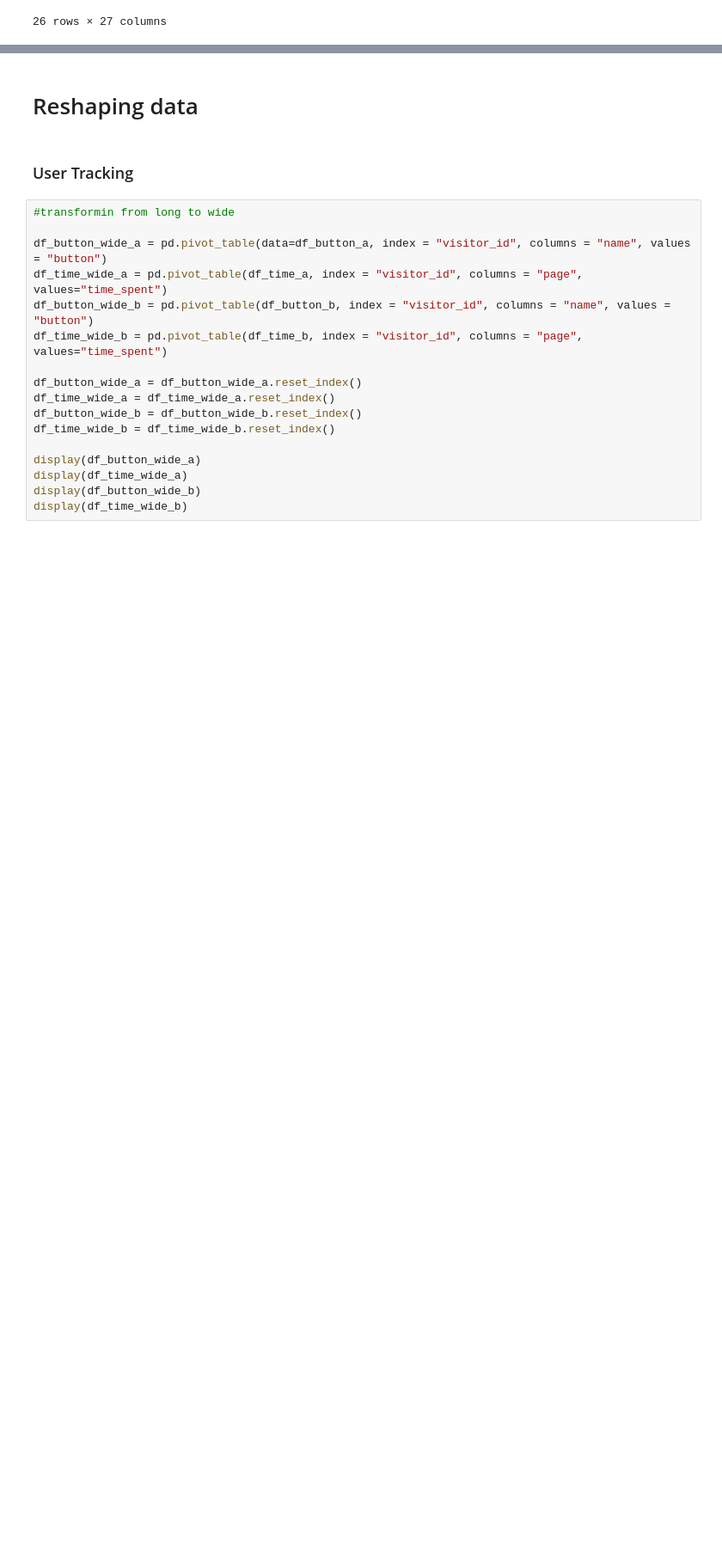
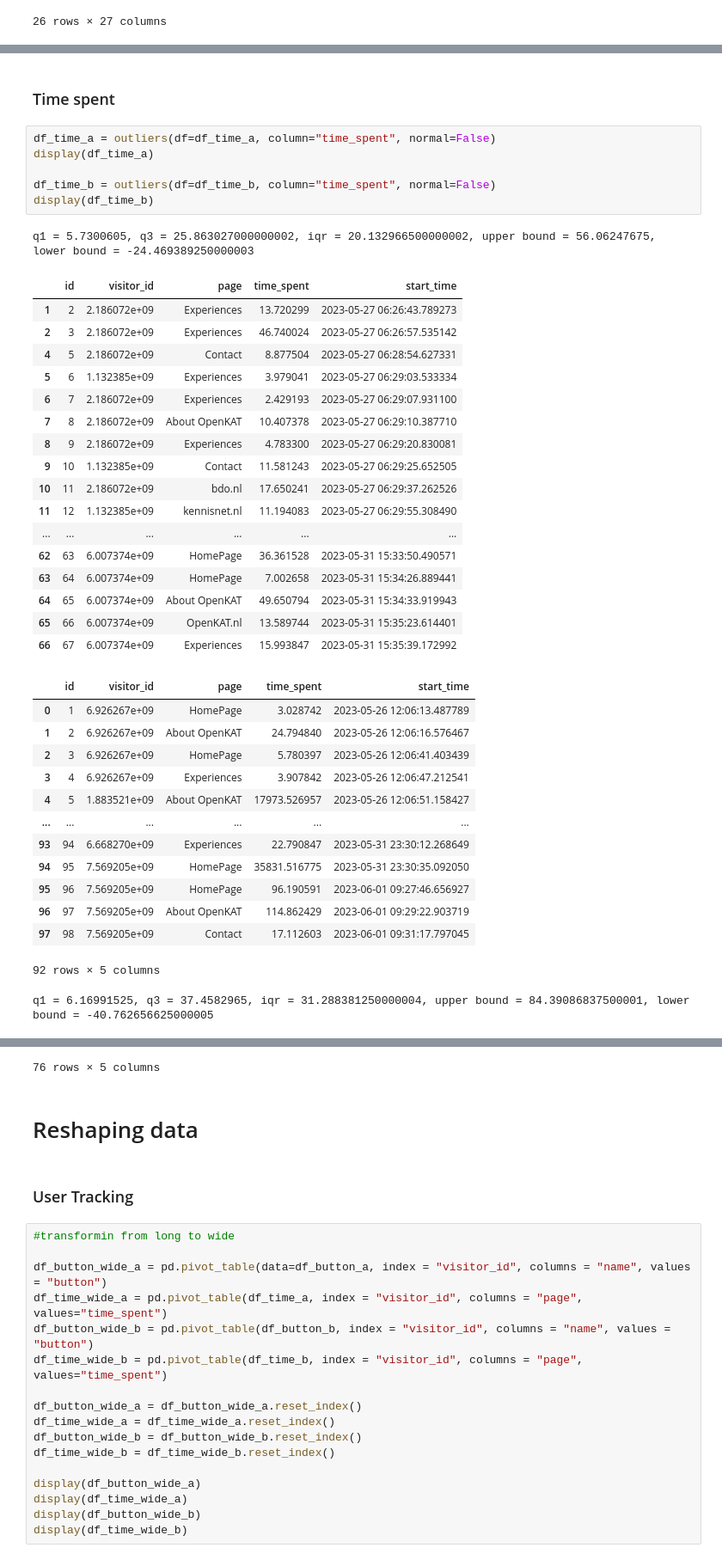
Before and after one commit to THeerze/Gata-to-HTML, a Jupyter notebook: data.ipynb, the cells around one changed output, grey strips where cells are left out. Shown: that part at 86% size. Drawn from its saved outputs; the diff is of its cells as text; blank space fills up the shorter version.

```diff
--- a/data.ipynb
+++ b/data.ipynb
@@ -100,0 +134,41 @@ display(qualtrics_data)
+# %% [markdown]
+### Time spent
+# %%
+df_time_a = outliers(df=df_time_a, column="time_spent", normal=False)
+display(df_time_a)
+
+df_time_b = outliers(df=df_time_b, column="time_spent", normal=False)
+display(df_time_b)
+# %% [output]
+q1 = 5.7300605, q3 = 25.863027000000002, iqr = 20.132966500000002, upper bound = 56.06247675, lower bound = -24.469389250000003
+|  | id | visitor_id | page | time_spent | start_time |
+| 1 | 2 | 2.186072e+09 | Experiences | 13.720299 | 2023-05-27 06:26:43.789273 |
+| 2 | 3 | 2.186072e+09 | Experiences | 46.740024 | 2023-05-27 06:26:57.535142 |
+| 4 | 5 | 2.186072e+09 | Contact | 8.877504 | 2023-05-27 06:28:54.627331 |
+| 5 | 6 | 1.132385e+09 | Experiences | 3.979041 | 2023-05-27 06:29:03.533334 |
+| 6 | 7 | 2.186072e+09 | Experiences | 2.429193 | 2023-05-27 06:29:07.931100 |
+| 7 | 8 | 2.186072e+09 | About OpenKAT | 10.407378 | 2023-05-27 06:29:10.387710 |
+| 8 | 9 | 2.186072e+09 | Experiences | 4.783300 | 2023-05-27 06:29:20.830081 |
+| 9 | 10 | 1.132385e+09 | Contact | 11.581243 | 2023-05-27 06:29:25.652505 |
+| 10 | 11 | 2.186072e+09 | bdo.nl | 17.650241 | 2023-05-27 06:29:37.262526 |
+| 11 | 12 | 1.132385e+09 | kennisnet.nl | 11.194083 | 2023-05-27 06:29:55.308490 |
+| ... | ... | ... | ... | ... | ... |
+| 62 | 63 | 6.007374e+09 | HomePage | 36.361528 | 2023-05-31 15:33:50.490571 |
+| 63 | 64 | 6.007374e+09 | HomePage | 7.002658 | 2023-05-31 15:34:26.889441 |
+| 64 | 65 | 6.007374e+09 | About OpenKAT | 49.650794 | 2023-05-31 15:34:33.919943 |
+| 65 | 66 | 6.007374e+09 | OpenKAT.nl | 13.589744 | 2023-05-31 15:35:23.614401 |
+| 66 | 67 | 6.007374e+09 | Experiences | 15.993847 | 2023-05-31 15:35:39.172992 |
+|  | id | visitor_id | page | time_spent | start_time |
+| 0 | 1 | 6.926267e+09 | HomePage | 3.028742 | 2023-05-26 12:06:13.487789 |
+| 1 | 2 | 6.926267e+09 | About OpenKAT | 24.794840 | 2023-05-26 12:06:16.576467 |
+| 2 | 3 | 6.926267e+09 | HomePage | 5.780397 | 2023-05-26 12:06:41.403439 |
+| 3 | 4 | 6.926267e+09 | Experiences | 3.907842 | 2023-05-26 12:06:47.212541 |
+| 4 | 5 | 1.883521e+09 | About OpenKAT | 17973.526957 | 2023-05-26 12:06:51.158427 |
+| ... | ... | ... | ... | ... | ... |
+| 93 | 94 | 6.668270e+09 | Experiences | 22.790847 | 2023-05-31 23:30:12.268649 |
+| 94 | 95 | 7.569205e+09 | HomePage | 35831.516775 | 2023-05-31 23:30:35.092050 |
+| 95 | 96 | 7.569205e+09 | HomePage | 96.190591 | 2023-06-01 09:27:46.656927 |
+| 96 | 97 | 7.569205e+09 | About OpenKAT | 114.862429 | 2023-06-01 09:29:22.903719 |
+| 97 | 98 | 7.569205e+09 | Contact | 17.112603 | 2023-06-01 09:31:17.797045 |
+92 rows × 5 columns
+q1 = 6.16991525, q3 = 37.4582965, iqr = 31.288381250000004, upper bound = 84.39086837500001, lower bound = -40.762656625000005
@@ -101,3 +187,4 @@ display(qualtrics_data)
+76 rows × 5 columns
 # %% [markdown]
 # Reshaping data
 # %% [markdown]
```
Also changed, not shown: parts of 19 cells of this notebook.
